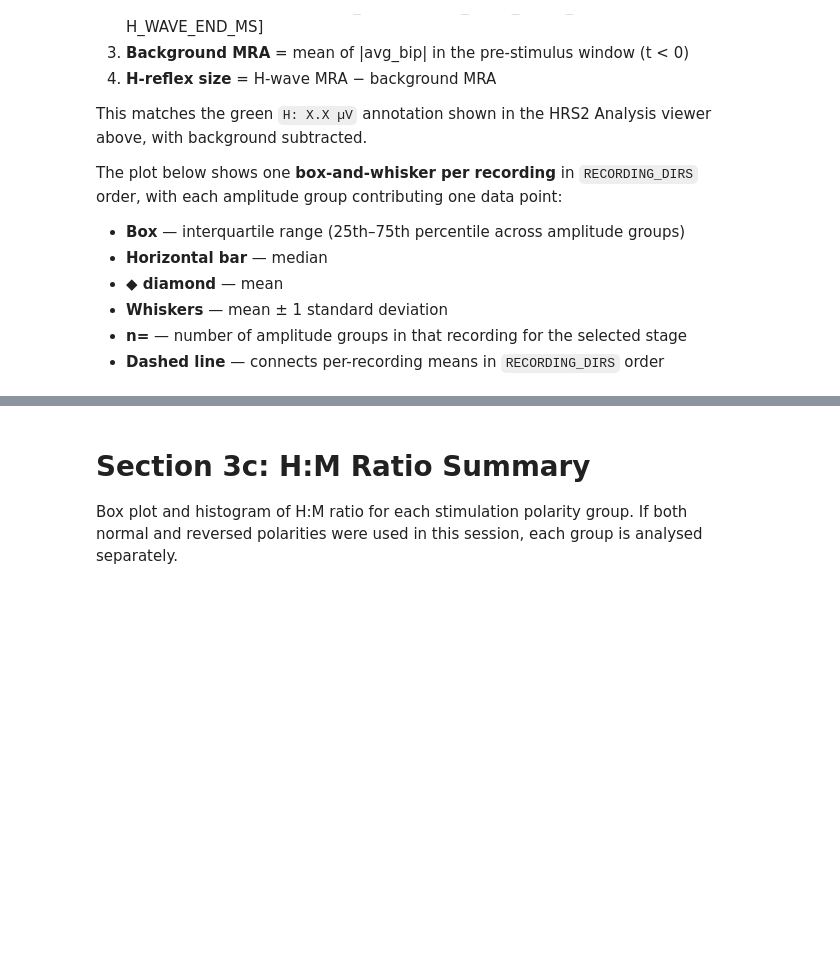
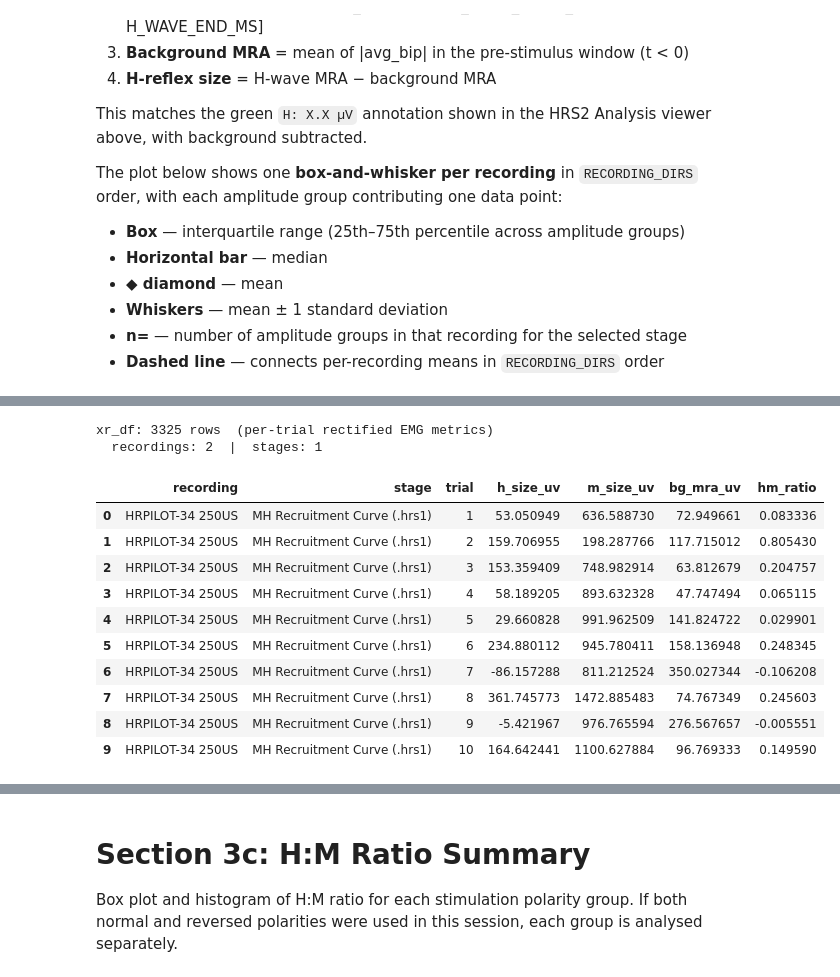
Before and after one commit to yahriels/Open-Ephys-H-Reflex-Python-Data-Analysis, a Jupyter notebook: src/open_ephys/analysis/Read_H-Reflex_App_Simplified.ipynb, the cells around one changed output, grey strips where cells are left out. Cells and saved outputs as stored; diff of their text form; code cells hidden in the pictures; blank space fills up the shorter version.

```diff
--- a/src/open_ephys/analysis/Read_H-Reflex_App_Simplified.ipynb
+++ b/src/open_ephys/analysis/Read_H-Reflex_App_Simplified.ipynb
@@ -593,0 +574,54 @@ VBox(children=(Dropdown(description='Stage:', layout=Layout(width='480px'), opti
+# %%
+import pandas as pd
+
+# ── Build per-trial DataFrame from raw EMG ────────────────────────────────────
+# Note: _xr_cache now stores per-amplitude-group averaged-waveform MRA (matching
+# the waveform viewer). This DataFrame is independent — it computes metrics
+# per individual trial directly from raw EMG for trial-level analysis.
+_rows = []
+for _rec_lbl, _rec in _all_recordings.items():
+    _sr_xr    = _rec['sample_rate'] or SAMPLE_RATE
+    _ms_ps_xr = 1000.0 / _sr_xr
+    _rec_s_xr = int(TRIAL_RECORD_MS * _sr_xr / 1000)
+    for _sk, (_trials, _hdr, _emg_bl, _slbl) in _rec['stage_map'].items():
+        for _i, _t in enumerate(_trials):
+            try:
+                _tm, _et, *_ = get_trial_window(
+                    _t, PRE_AVG_MS, POST_AVG_MS,
+                    ms_per_sample=_ms_ps_xr, record_samples=_rec_s_xr)
+                _bg_m = _tm < 0
+                _bg_v = float(np.nanmean(np.abs(_et[_bg_m]))) if _bg_m.any() else 0.0
+                _mm   = (_tm >= M_WAVE_START_MS) & (_tm <= M_WAVE_END_MS)
+                _hm   = (_tm >= H_WAVE_START_MS) & (_tm <= H_WAVE_END_MS)
+                _mv   = float(np.nanmean(np.abs(_et[_mm]))) - _bg_v if _mm.any() else float('nan')
+                _hv   = float(np.nanmean(np.abs(_et[_hm]))) - _bg_v if _hm.any() else float('nan')
+            except Exception:
+                _mv = _hv = _bg_v = float('nan')
+            _rows.append({
+                'recording': _rec_lbl,
+                'stage':     _slbl,
+                'trial':     _i + 1,
+                'h_size_uv': _hv,
+                'm_size_uv': _mv,
+                'bg_mra_uv': _bg_v,
+                'hm_ratio':  _hv / _mv if (_mv and _mv > 0 and not np.isnan(_mv)) else float('nan'),
+            })
+
+xr_df = pd.DataFrame(_rows)
+print(f"xr_df: {len(xr_df)} rows  (per-trial rectified EMG metrics)")
+print(f"  recordings: {xr_df['recording'].nunique()}  |  stages: {xr_df['stage'].nunique()}")
+xr_df.head(10)
+# %% [output]
+xr_df: 3325 rows  (per-trial rectified EMG metrics)
+  recordings: 2  |  stages: 1
+|  | recording | stage | trial | h_size_uv | m_size_uv | bg_mra_uv | hm_ratio |
+| 0 | HRPILOT-34 250US | MH Recruitment Curve (.hrs1) | 1 | 53.050949 | 636.588730 | 72.949661 | 0.083336 |
+| 1 | HRPILOT-34 250US | MH Recruitment Curve (.hrs1) | 2 | 159.706955 | 198.287766 | 117.715012 | 0.805430 |
+| 2 | HRPILOT-34 250US | MH Recruitment Curve (.hrs1) | 3 | 153.359409 | 748.982914 | 63.812679 | 0.204757 |
+| 3 | HRPILOT-34 250US | MH Recruitment Curve (.hrs1) | 4 | 58.189205 | 893.632328 | 47.747494 | 0.065115 |
+| 4 | HRPILOT-34 250US | MH Recruitment Curve (.hrs1) | 5 | 29.660828 | 991.962509 | 141.824722 | 0.029901 |
+| 5 | HRPILOT-34 250US | MH Recruitment Curve (.hrs1) | 6 | 234.880112 | 945.780411 | 158.136948 | 0.248345 |
+| 6 | HRPILOT-34 250US | MH Recruitment Curve (.hrs1) | 7 | -86.157288 | 811.212524 | 350.027344 | -0.106208 |
+| 7 | HRPILOT-34 250US | MH Recruitment Curve (.hrs1) | 8 | 361.745773 | 1472.885483 | 74.767349 | 0.245603 |
+| 8 | HRPILOT-34 250US | MH Recruitment Curve (.hrs1) | 9 | -5.421967 | 976.765594 | 276.567657 | -0.005551 |
+| 9 | HRPILOT-34 250US | MH Recruitment Curve (.hrs1) | 10 | 164.642441 | 1100.627884 | 96.769333 | 0.149590 |
```
Also changed, not shown: parts of 21 cells of this notebook, 22 other files.
